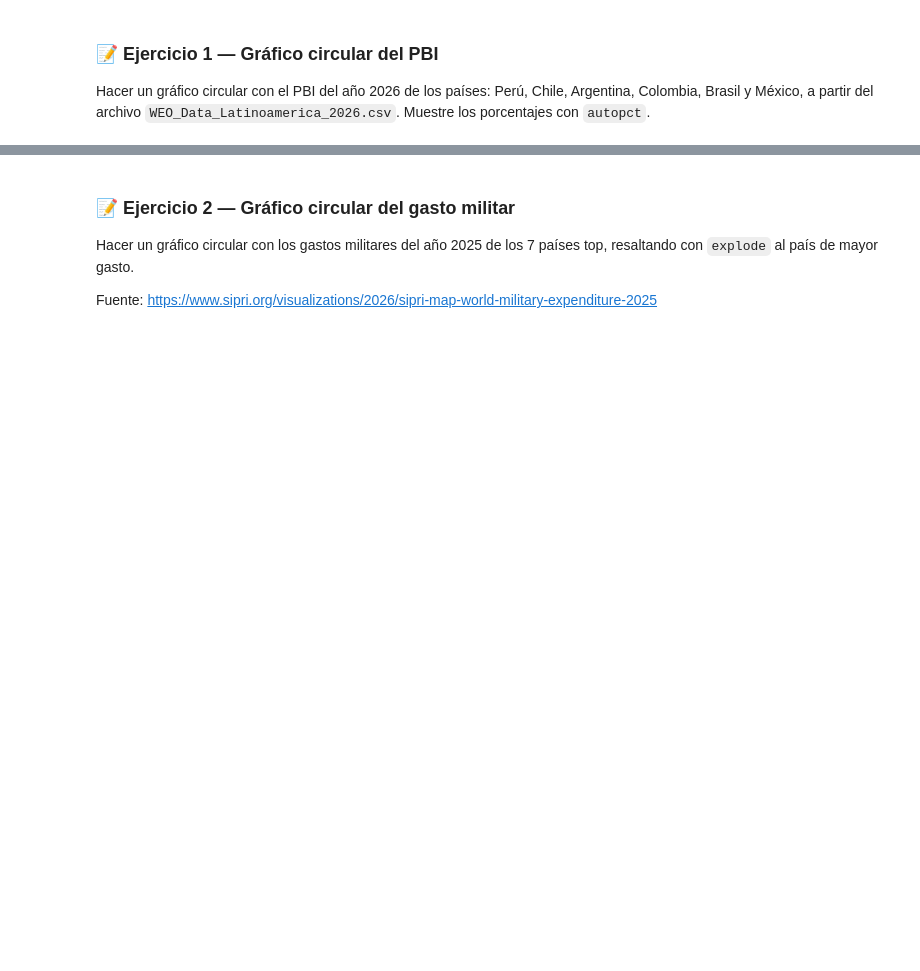
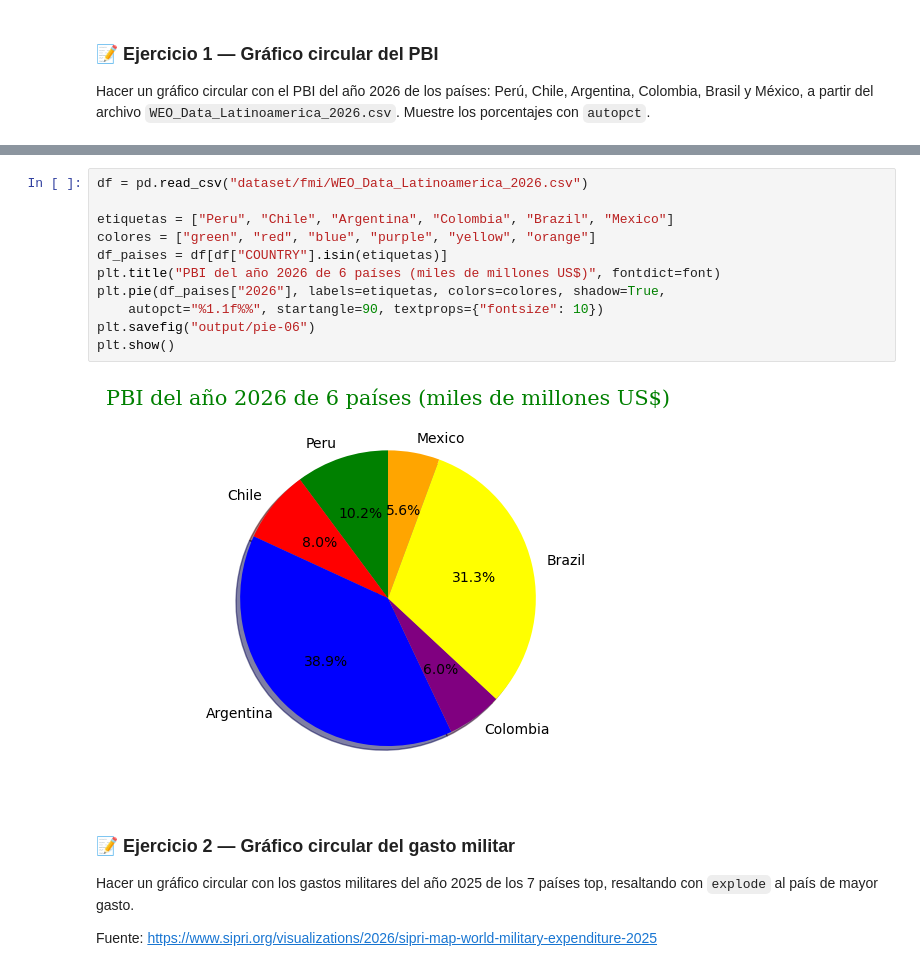
Before and after one commit to jgomezz/cpe_ciencia_datos_python_2026, a Jupyter notebook: mod2_estadistica_y_visualizacion/semana_04_advanced_visualization.ipynb, the cells around one changed output, grey strips where cells are left out. Drawn from its saved outputs; the diff is of its cells as text; blank space fills up the shorter version.

```diff
--- a/mod2_estadistica_y_visualizacion/semana_04_advanced_visualization.ipynb
+++ b/mod2_estadistica_y_visualizacion/semana_04_advanced_visualization.ipynb
@@ -117,3 +156,16 @@ Hacer un gráfico circular con el PBI del año 2026 de los países: Perú, Chile
+# %%
+df = pd.read_csv("dataset/fmi/WEO_Data_Latinoamerica_2026.csv")
+
+etiquetas = ["Peru", "Chile", "Argentina", "Colombia", "Brazil", "Mexico"]
+colores = ["green", "red", "blue", "purple", "yellow", "orange"]
+df_paises = df[df["COUNTRY"].isin(etiquetas)]
+plt.title("PBI del año 2026 de 6 países (miles de millones US$)", fontdict=font)
+plt.pie(df_paises["2026"], labels=etiquetas, colors=colores, shadow=True,
+    autopct="%1.1f%%", startangle=90, textprops={"fontsize": 10})
+plt.savefig("output/pie-06")
+plt.show()
+# %% [output]
+[figure, added]
 # %% [markdown]
 ### 📝 Ejercicio 2 — Gráfico circular del gasto militar
 
```
Also changed, not shown: parts of 19 cells of this notebook.
